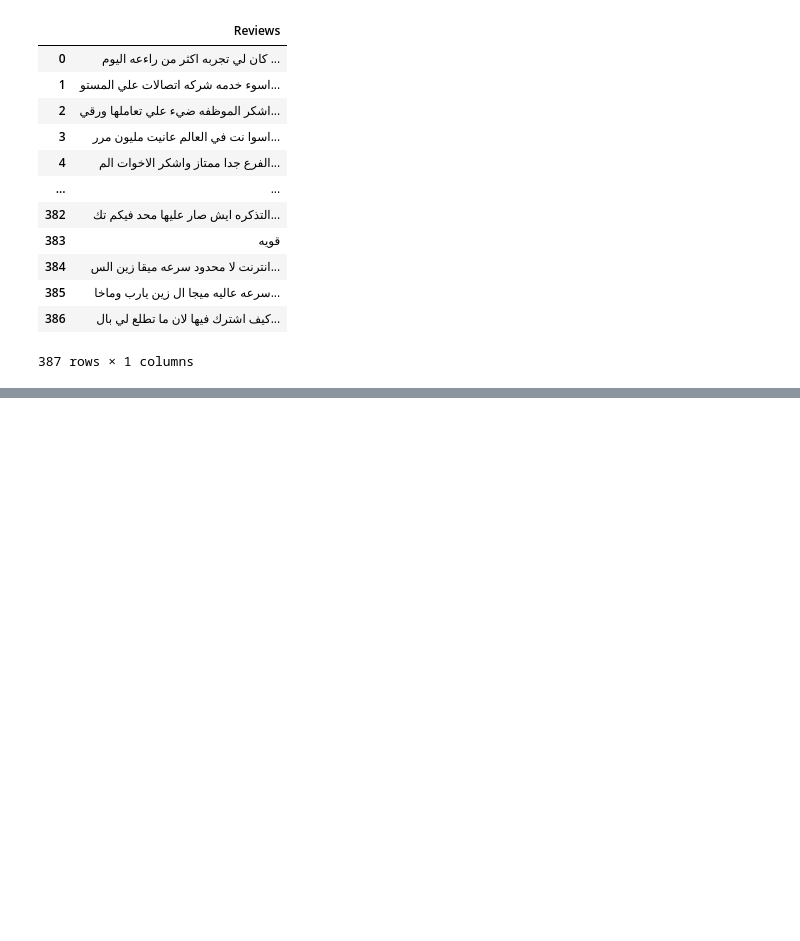
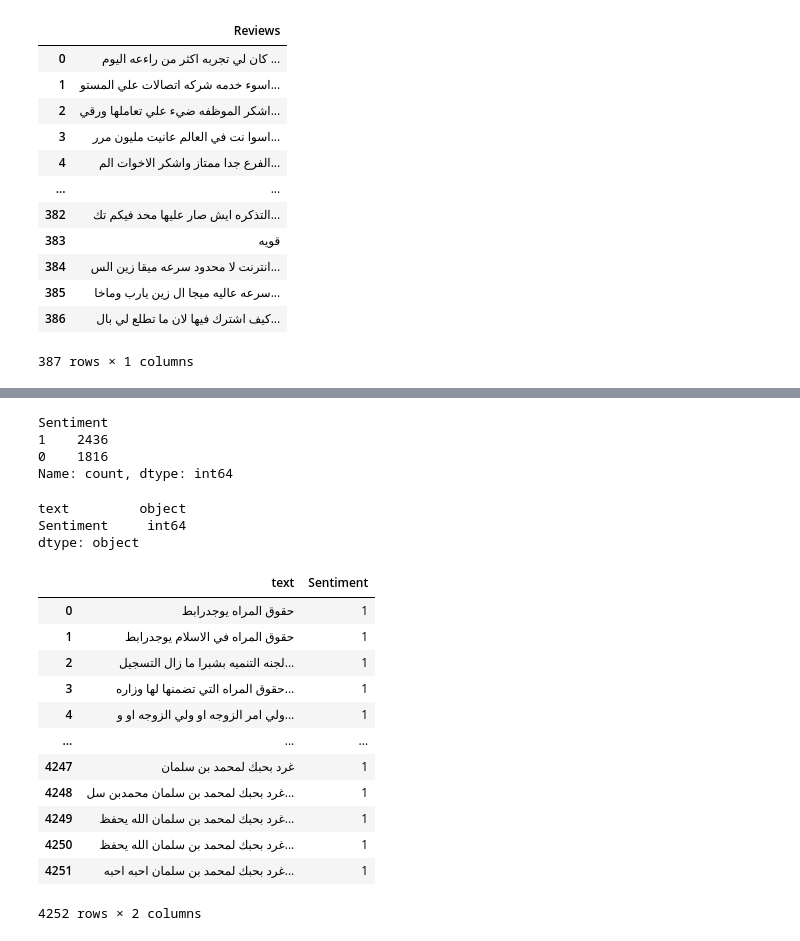
Before and after one commit to shaaleissa/Data-Mining-Project, a Jupyter notebook: FOR DS/another_sa_for_DS.ipynb, the cells around one changed output, grey strips where cells are left out. Drawn from its saved outputs; the diff is of its cells as text; code cells hidden in the pictures; blank space fills up the shorter version.

```diff
--- a/FOR DS/another_sa_for_DS.ipynb
+++ b/FOR DS/another_sa_for_DS.ipynb
@@ -111,0 +46,33 @@ KeyboardInterrupt:
+# %%
+#number of positive and negative reviews
+df_train['Sentiment'].value_counts()
+# %% [output]
+Sentiment
+1    2436
+0    1816
+Name: count, dtype: int64
+# %%
+#find data types
+df_train.dtypes
+# %% [output]
+text         object
+Sentiment     int64
+dtype: object
+# %%
+import aranorm
+df_train['text']=df_train['text'].apply(aranorm.normalize_tweet)
+df_train
+# %% [output]
+|  | text | Sentiment |
+| 0 | حقوق المراه يوجدرابط | 1 |
+| 1 | حقوق المراه في الاسلام يوجدرابط | 1 |
+| 2 | لجنه التنميه بشبرا ما زال التسجيل... | 1 |
+| 3 | حقوق المراه التي تضمنها لها وزاره... | 1 |
+| 4 | ولي امر الزوجه او ولي الزوجه او و... | 1 |
+| ... | ... | ... |
+| 4247 | غرد بحبك لمحمد بن سلمان | 1 |
+| 4248 | غرد بحبك لمحمد بن سلمان محمدبن سل... | 1 |
+| 4249 | غرد بحبك لمحمد بن سلمان الله يحفظ... | 1 |
+| 4250 | غرد بحبك لمحمد بن سلمان الله يحفظ... | 1 |
+| 4251 | غرد بحبك لمحمد بن سلمان احبه احبه... | 1 |
+4252 rows × 2 columns
```
Also changed, not shown: parts of 31 cells of this notebook, 3 other files.
